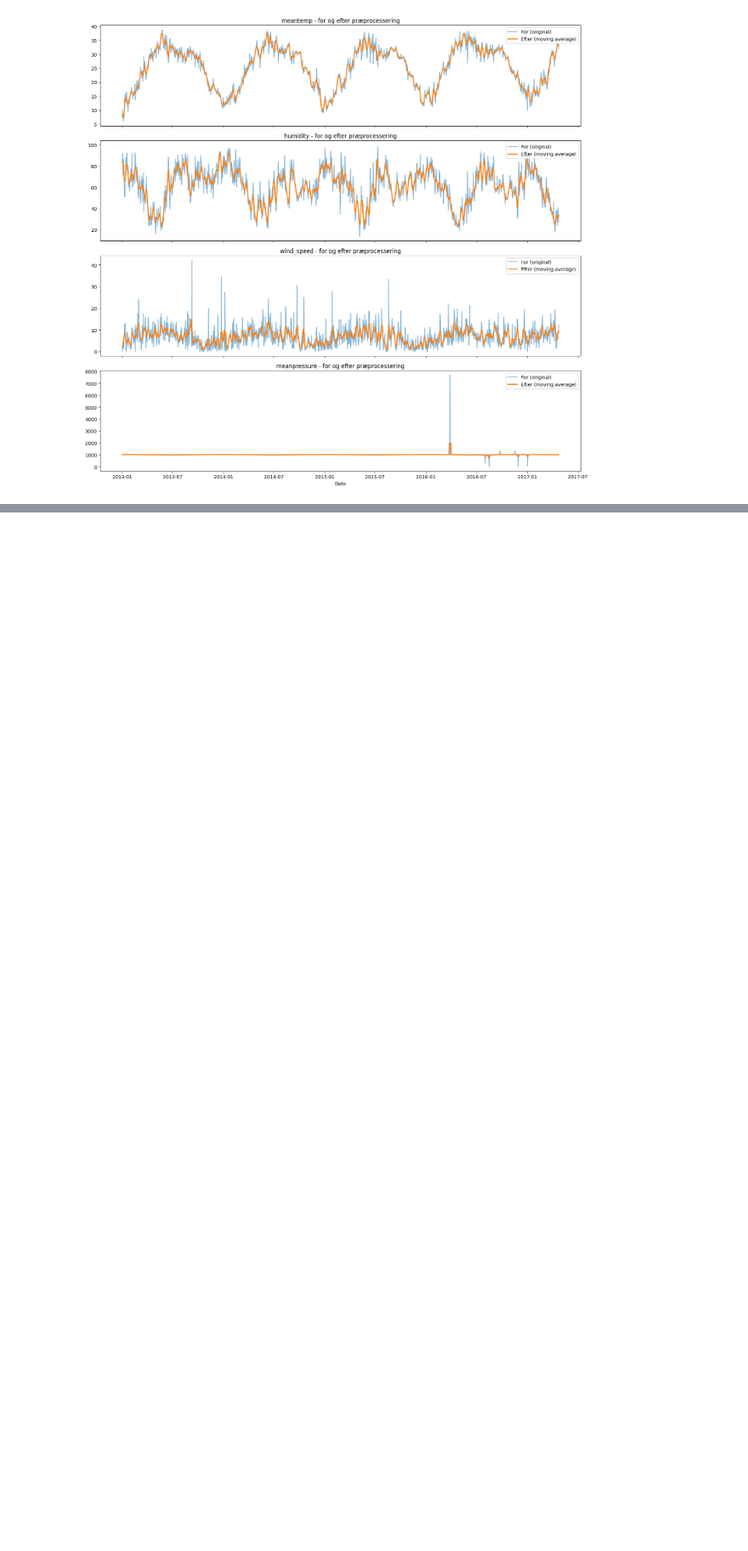
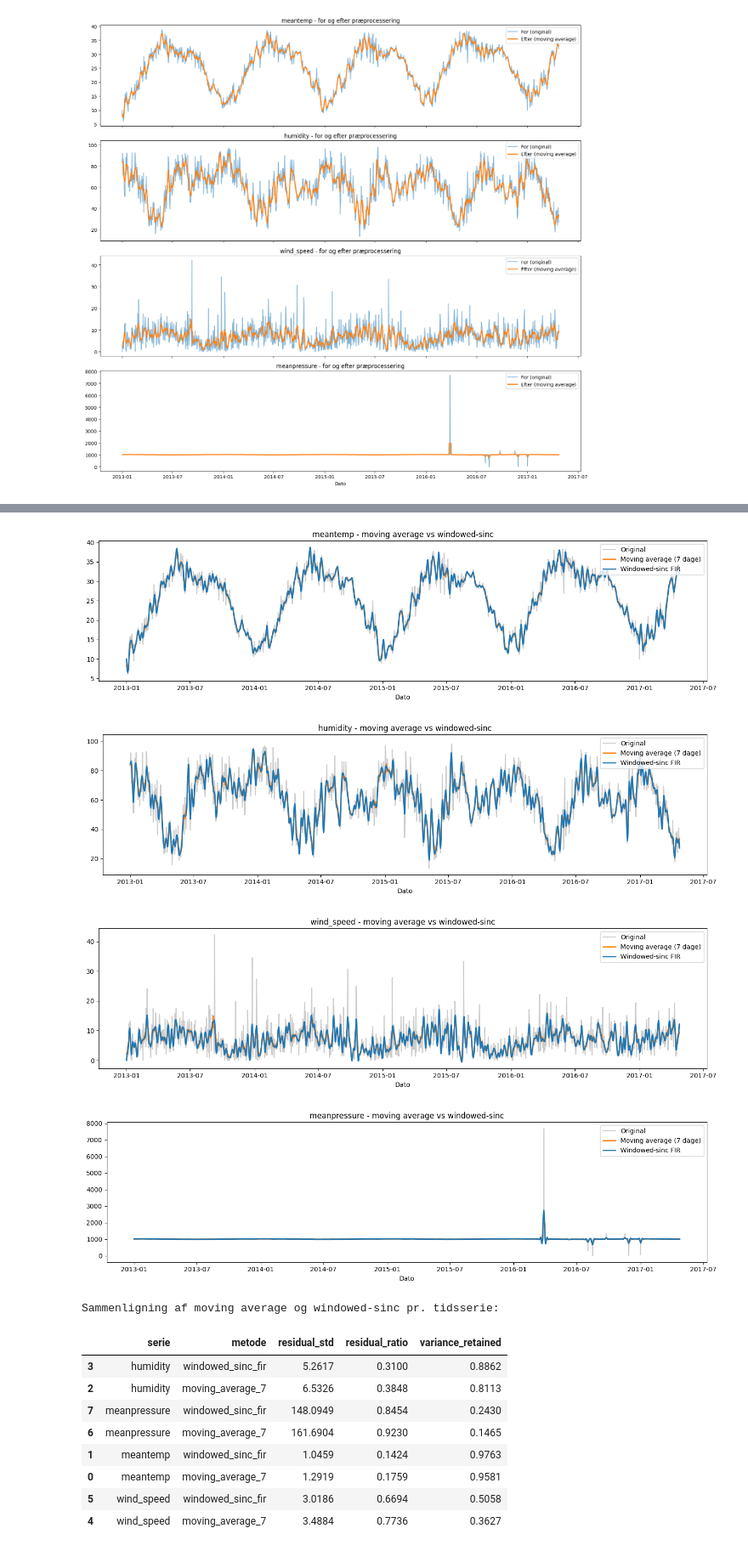
Before and after one commit to Ziabo1/AI-og-Data-Miniprojekt1, a Jupyter notebook: Workshop-2/Workshop-2.ipynb, the cells around one changed output, grey strips where cells are left out. Shown at 85% size. Drawn from its saved outputs; the diff is of its cells as text; code cells hidden in the pictures; blank space fills up the shorter version.

```diff
--- a/Workshop-2/Workshop-2.ipynb
+++ b/Workshop-2/Workshop-2.ipynb
@@ -149,0 +186,75 @@ plt.show()
+# %%
+# Sammenlign 2 metoder: moving average vs windowed-sinc FIR
+window = 7
+numtaps = 31
+cutoff_cpd = 1 / 7  # cyklus pr. dag
+fs = 1.0            # 1 observation pr. dag
+
+# Windowed-sinc FIR design
+fir_taps = signal.firwin(numtaps=numtaps, cutoff=cutoff_cpd, window='hamming', fs=fs)
+
+comparison_rows = []
+
+for col in numeric_cols:
+    s = climate_df[col].astype(float)
+
+    ma = s.rolling(window=window, center=True, min_periods=1).mean()
+    ws = pd.Series(signal.filtfilt(fir_taps, [1.0], s.to_numpy()), index=s.index)
+
+    # Plot: original + de 2 filtre
+    fig, ax = plt.subplots(figsize=(14, 4))
+    ax.plot(climate_df['date'], s, label='Original', alpha=0.4, color='gray')
+    ax.plot(climate_df['date'], ma, label='Moving average (7 dage)', linewidth=2, color='tab:orange')
+    ax.plot(climate_df['date'], ws, label='Windowed-sinc FIR', linewidth=2, color='tab:blue')
+    ax.set_title(f'{col} - moving average vs windowed-sinc')
+    ax.set_xlabel('Dato')
+    ax.legend(loc='upper right')
+    plt.tight_layout()
+    plt.show()
+
+    s_std = s.std(ddof=0)
+    s_var = s.var(ddof=0)
+
+    for method_name, smooth in {
+        'moving_average_7': ma,
+        'windowed_sinc_fir': ws
+    }.items():
+        residual = s - smooth
+        residual_std = residual.std(ddof=0)
+        residual_ratio = residual_std / s_std if s_std != 0 else 0.0
+        variance_retained = smooth.var(ddof=0) / s_var if s_var != 0 else 0.0
+
+        comparison_rows.append({
+            'serie': col,
+            'metode': method_name,
+            'residual_std': residual_std,
+            'residual_ratio': residual_ratio,
+            'variance_retained': variance_retained
+        })
+
+comparison_df = pd.DataFrame(comparison_rows)
+comparison_df[['residual_std', 'residual_ratio', 'variance_retained']] = comparison_df[
+    ['residual_std', 'residual_ratio', 'variance_retained']
+].round(4)
+
+print('Sammenligning af moving average og windowed-sinc pr. tidsserie:')
+display(comparison_df.sort_values(['serie', 'residual_ratio']))
+
+best_per_series = comparison_df.sort_values('residual_ratio').groupby('serie', as_index=False).first()
+print('Bedste metode pr. serie (lavest residual_ratio):')
+display(best_per_series[['serie', 'metode', 'residual_ratio', 'variance_retained']])
+# %% [output]
+[figure, added]
+[figure, added]
+[figure, added]
+[figure, added]
+Sammenligning af moving average og windowed-sinc pr. tidsserie:
+|  | serie | metode | residual_std | residual_ratio | variance_retained |
+| 3 | humidity | windowed_sinc_fir | 5.2617 | 0.3100 | 0.8862 |
+| 2 | humidity | moving_average_7 | 6.5326 | 0.3848 | 0.8113 |
+| 7 | meanpressure | windowed_sinc_fir | 148.0949 | 0.8454 | 0.2430 |
+| 6 | meanpressure | moving_average_7 | 161.6904 | 0.9230 | 0.1465 |
+| 1 | meantemp | windowed_sinc_fir | 1.0459 | 0.1424 | 0.9763 |
+| 0 | meantemp | moving_average_7 | 1.2919 | 0.1759 | 0.9581 |
+| 5 | wind_speed | windowed_sinc_fir | 3.0186 | 0.6694 | 0.5058 |
+| 4 | wind_speed | moving_average_7 | 3.4884 | 0.7736 | 0.3627 |
```
Also changed, not shown: parts of 5 cells of this notebook.
